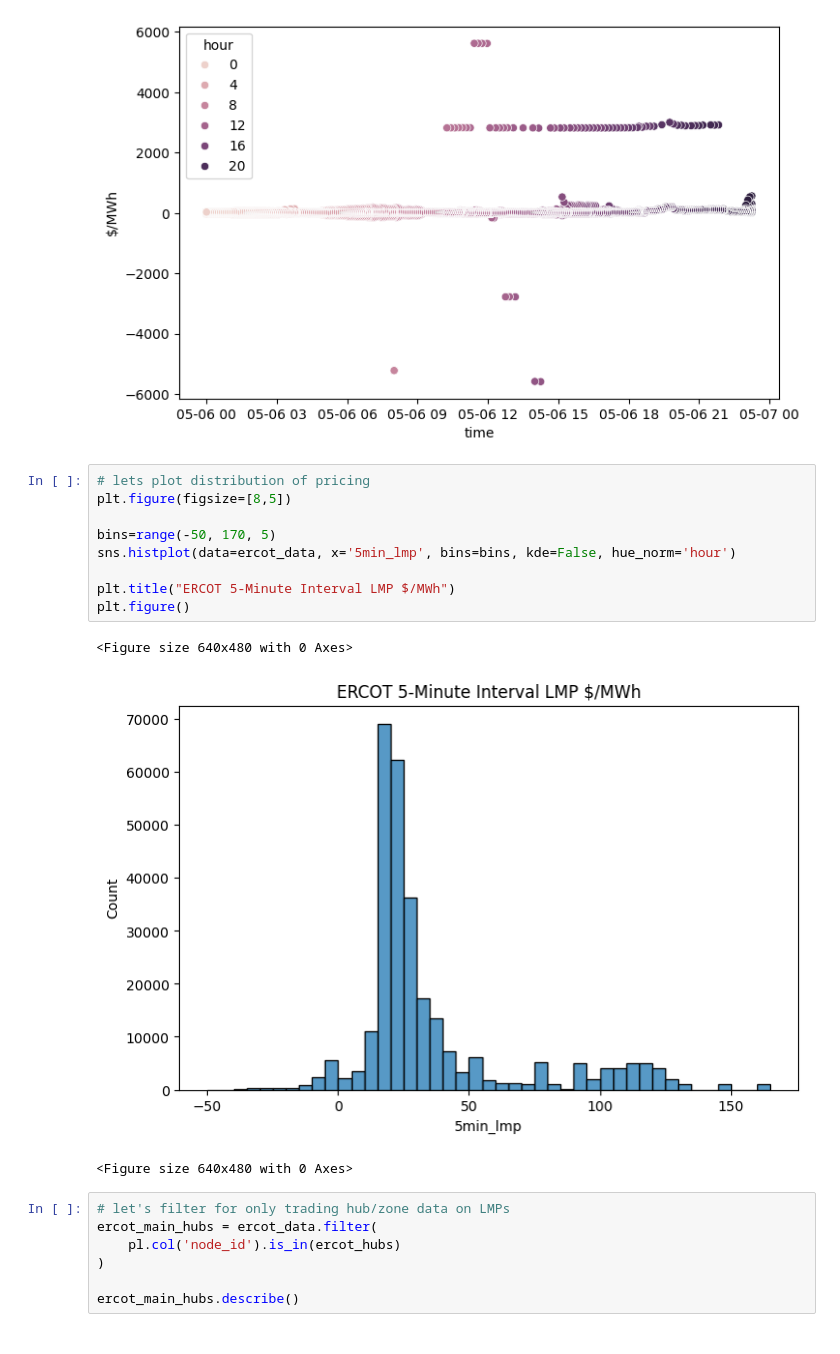
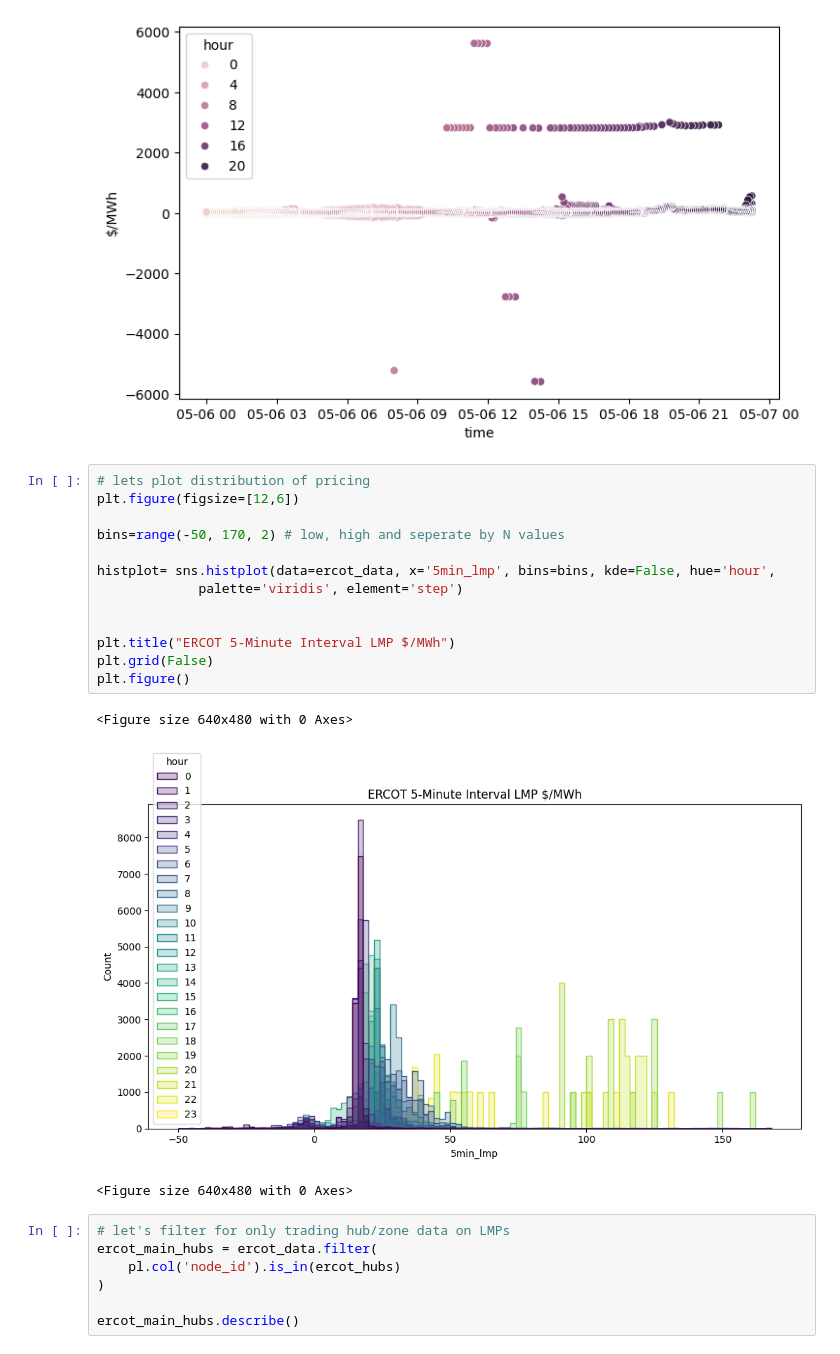
Before and after one commit to aangelsalazarr/us_electricity_pricing, a Jupyter notebook: statistical_analysis.ipynb, the cells around one changed output. Drawn from its saved outputs; the diff is of its cells as text.

Commit message:
setting up distribution plot

```diff
--- a/statistical_analysis.ipynb
+++ b/statistical_analysis.ipynb
@@ -92,16 +92,20 @@ plt.show()
 [figure]
 # %%
 # lets plot distribution of pricing
-plt.figure(figsize=[8,5])
+plt.figure(figsize=[12,6])
 
-bins=range(-50, 170, 5)
-sns.histplot(data=ercot_data, x='5min_lmp', bins=bins, kde=False, hue_norm='hour')
+bins=range(-50, 170, 2) # low, high and seperate by N values
+
+histplot= sns.histplot(data=ercot_data, x='5min_lmp', bins=bins, kde=False, hue='hour',
+             palette='viridis', element='step')
+
 
 plt.title("ERCOT 5-Minute Interval LMP $/MWh")
+plt.grid(False)
 plt.figure()
 # %% [output]
 <Figure size 640x480 with 0 Axes>
-[figure, old version]
+[figure, new version]
 <Figure size 640x480 with 0 Axes>
 # %%
 # let's filter for only trading hub/zone data on LMPs
```
